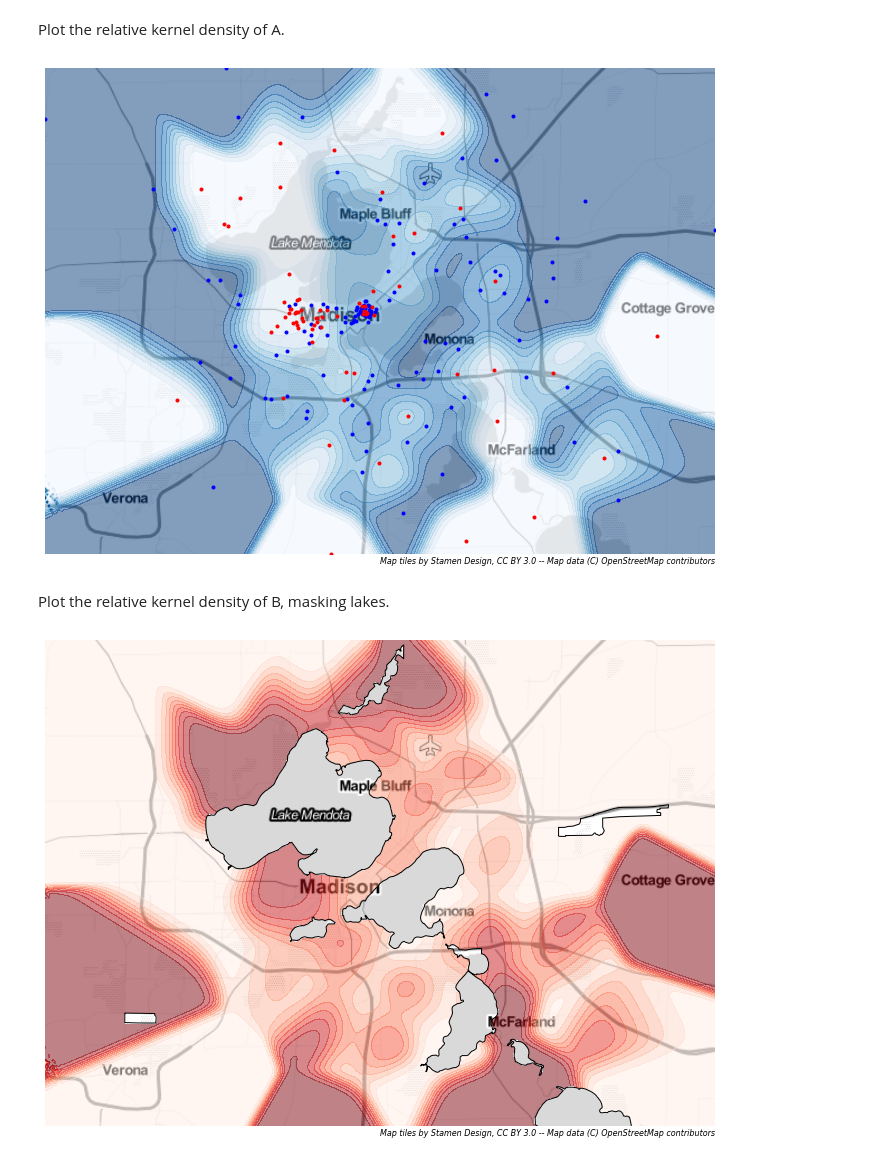
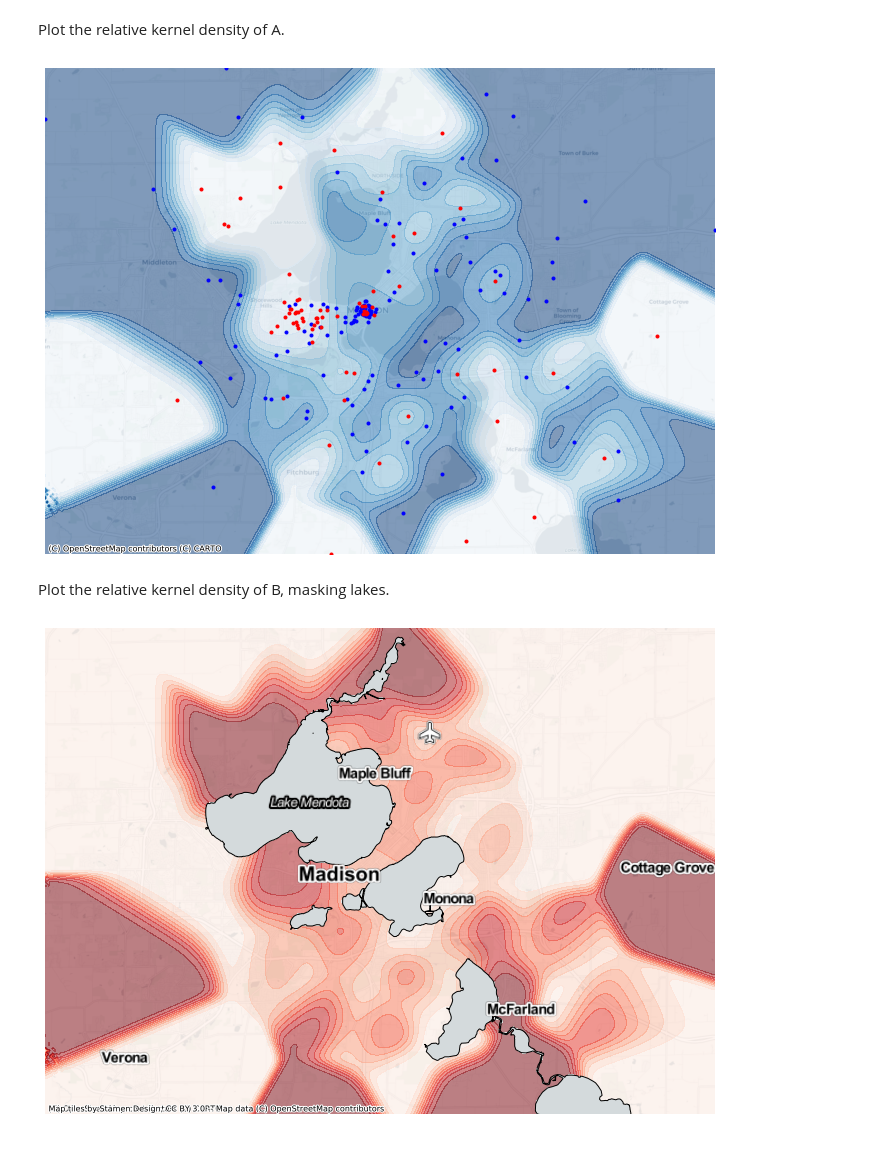
Before and after one commit to jpn--/mapped, a Jupyter notebook: examples/example-contours.ipynb, the cells around one changed output. Cells and saved outputs as stored; diff of their text form; code cells hidden in the pictures.

Commit message:
update contours example

```diff
--- a/examples/example-contours.ipynb
+++ b/examples/example-contours.ipynb
@@ -58,9 +58,9 @@ harmonize the scales, we need to compute the levels explicitly and pass
 them to the function.  We can also smooth it out my increasing the resolution
 from the  default (which is 100).
 # %%
-mesh = gkde_m.point_grid(resolution=300, bounds=points, total='TOT')
+mesh = gkde_m.meshgrid(resolution=300, bounds=points, total='TOT')
 levels = np.linspace(0, max(mesh['A'].max(), mesh['B'].max()), 8)
 
-ax = mesh.contour('A', basemap='Stamen.TonerLite', figsize=(12,12), levels=levels, cmap='Blues');
+ax = mesh.contour('A', basemap='CartoDB', figsize=(12,12), levels=levels, cmap='Blues');
 mesh.contour('B', ax=ax, figsize=(12,12), levels=levels, cmap='Reds');
 # %% [output]
@@ -81,3 +71,22 @@ mask = mesh.within(land.unary_union)
+# %%
+import osmnx as ox
+lakes = ox.gdf_from_places([
+    'Lake Mendota, Dane County, WI',
+    'Lake Monona, Dane County, WI',
+    'Lake Wingra, Dane County, WI',
+    'Second Lake, Dane County, WI',
+    'Lower Mud Lake, Dane County, WI',
+    'Lake Kegonsa, Dane County, WI',
+])
+lakes = lakes.append(
+    ox.gdf_from_place('Yahara River, Dane County, WI', which_result=5),
+)
+
+lakes = lakes.to_crs(mesh.crs)
+# %%
+mask = np.ones(len(mesh), dtype=bool)
+for lake in lakes.geometry:
+    mask &= ~mesh.within(lake)
 # %%
 mesh.contour(
     'A',
@@ -99,7 +108,7 @@ ax = mesh.contour(
     filled=True,
     alpha=0.5,
     cmap='Blues',
-    basemap='Stamen.TonerLite',
+    basemap='CartoDB',
     levels=10,
     figsize=(12,12),
 )
@@ -108,22 +117,23 @@ ax = mesh.contour(
 ax = points.query("letter=='A'").plot(ax=ax, color='blue', marker='.')
 ax = points.query("letter=='B'").plot(ax=ax, color='red', marker='.');
 # %% [output]
-[figure, old version]
+[figure, new version]
 # %% [markdown]
 Plot the relative kernel density of B, masking lakes.
 # %%
-ax = plot_mesh_contour(
-    mesh, 'B/TOT',
+ax = mesh.contour(
+    'B/TOT',
     filled=True,
     alpha=0.5,
     cmap='Reds',
-    basemap='Stamen.TonerLite',
+    basemap='CartoDB.PositronNoLabels',
     levels=10,
     mask=mask,
     figsize=(12,12),
 )
 
 # Draw a black border over lakeshores for a cleaner look.
-land.plot(color="none", edgecolor="black", ax=ax);
+lakes.plot(color="none", edgecolor="black", ax=ax)
+mapped.add_basemap(ax=ax, tiles='Stamen.TonerLabels', zoom=11);
 # %% [output]
-[figure, old version]
+[figure, new version]
```
Also changed, not shown: parts of 10 cells of this notebook.
